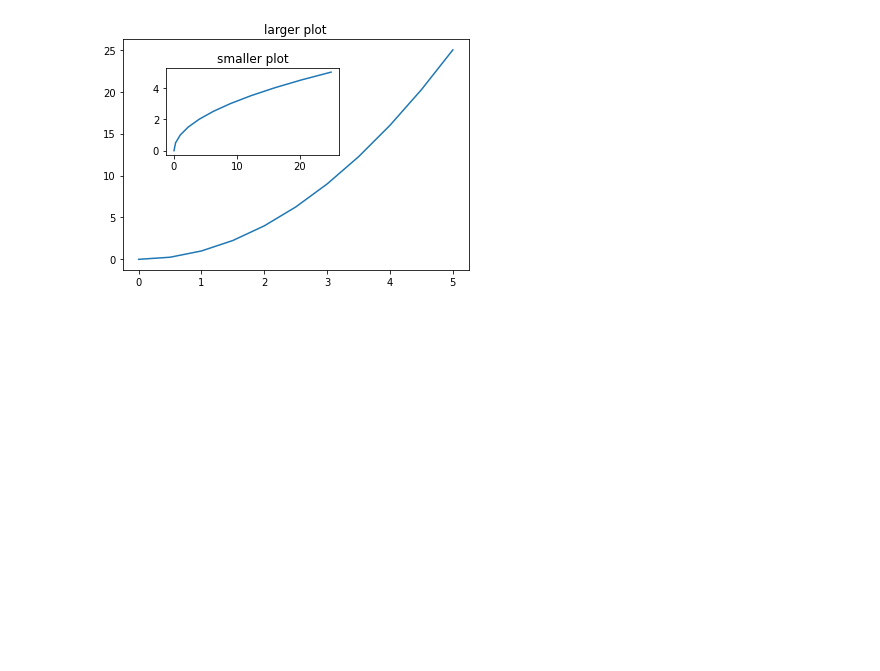
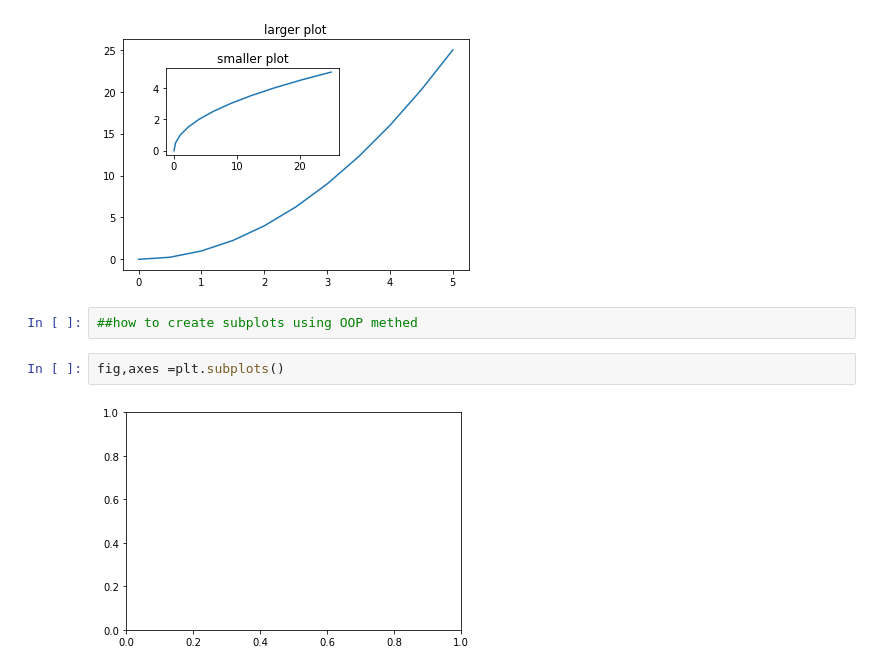
Before and after one commit to AndrewReusche/Python-for-Data-Science-and-Machine-Learning-Bootcamp, a Jupyter notebook: Notes/Lesson 42 Matplotlib p1.ipynb, the cells around one changed output. Cells and saved outputs as stored; diff of their text form; blank space fills up the shorter version.

```diff
--- a/Notes/Lesson 42 Matplotlib p1.ipynb
+++ b/Notes/Lesson 42 Matplotlib p1.ipynb
@@ -167,3 +167,9 @@ axes2.set_title('smaller plot')
 # %% [output]
 Text(0.5, 1.0, 'smaller plot')
 [figure]
+# %%
+##how to create subplots using OOP methed
+# %%
+fig,axes =plt.subplots()
+# %% [output]
+[figure, added]
```
Also changed, not shown: parts of 37 cells of this notebook, 2 other files.
